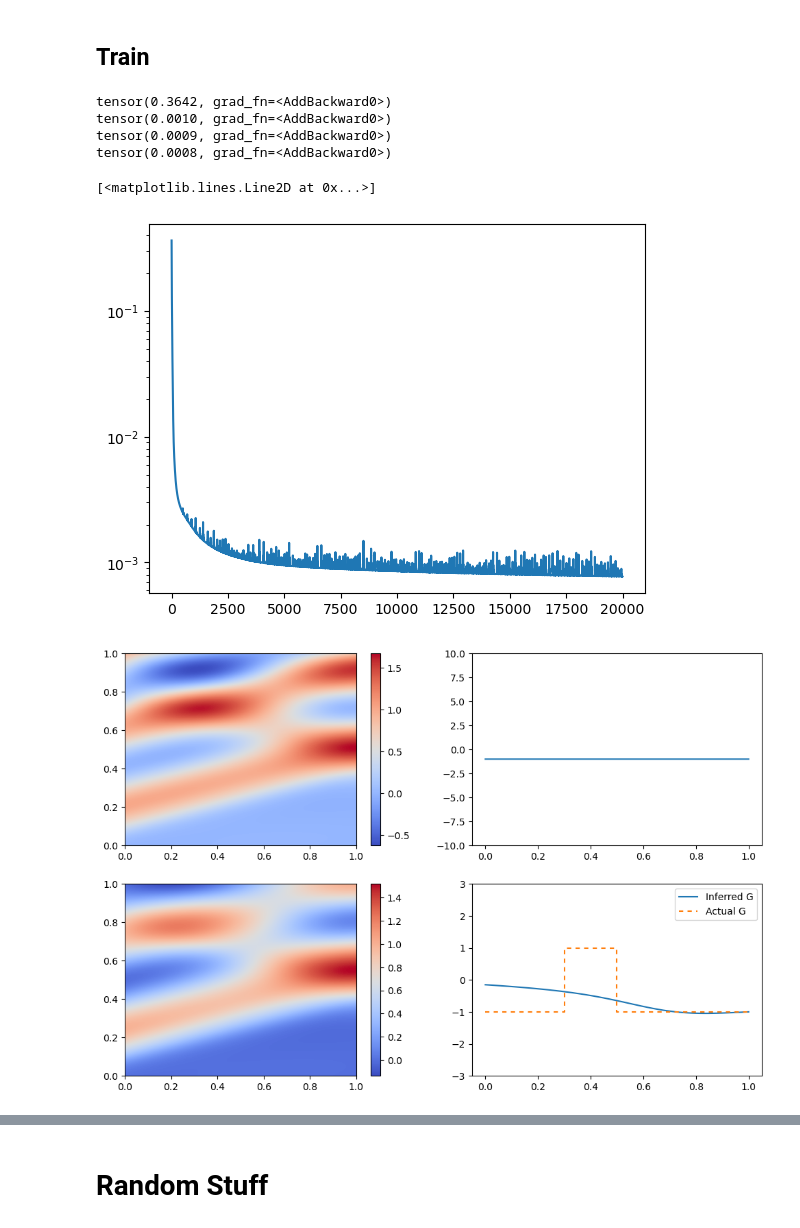
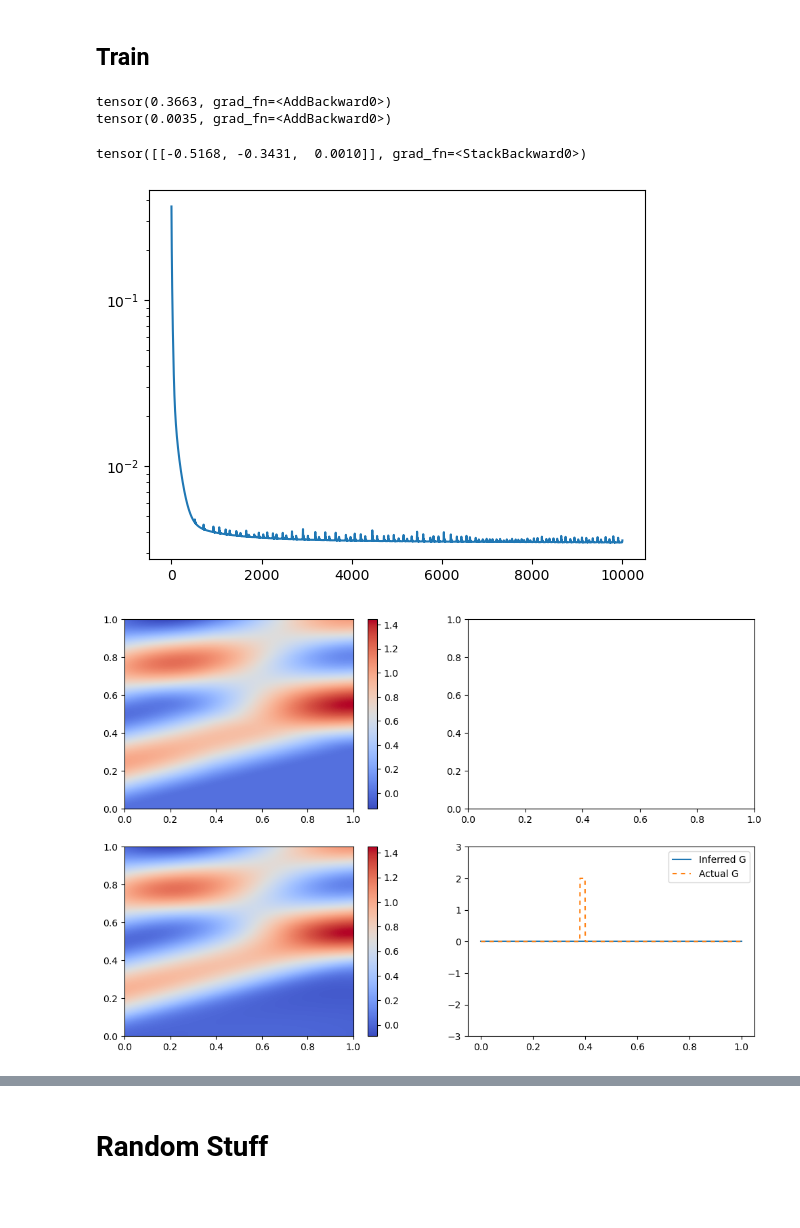
Before and after one commit to AlejandroPenacho/PINN-Project, a Jupyter notebook: pinn_approach.ipynb, the cells around one changed output, grey strips where cells are left out. Saved outputs shown, nothing was run; the diff lists cells and outputs as text; code cells hidden in the pictures; blank space fills up the shorter version.

```diff
--- a/pinn_approach.ipynb
+++ b/pinn_approach.ipynb
@@ -299,7 +299,7 @@ base_config: neural.CompleteConfig = neural.CompleteConfig.load_json("the_config
 layers = base_config.model_config.layers
 print(layers)
 
-g_model = neural.NNWithG(layers, [1, 10, 10, 1])
+g_model = neural.NNWithG(layers, 1)
 # %% [output]
 [2, 10, 10, 10, 10, 2]
 # %% [markdown]
@@ -513,72 +512,71 @@ g_train_model = copy.deepcopy(g_model)
 
 final_g_model, stats, changed_config = complete_config.train_model(override_model=g_train_model)
 # %% [output]
-tensor(0.3642, grad_fn=<AddBackward0>)
-tensor(0.0010, grad_fn=<AddBackward0>)
-tensor(0.0009, grad_fn=<AddBackward0>)
-tensor(0.0008, grad_fn=<AddBackward0>)
+tensor(0.3663, grad_fn=<AddBackward0>)
+tensor(0.0035, grad_fn=<AddBackward0>)
 # %%
 fig, ax = plt.subplots()
 ax.semilogy(stats.total_loss_array)
+
+print(final_g_model.get_g_parameters())
 # %% [output]
-[<matplotlib.lines.Line2D at 0x...>]
+tensor([[-0.5168, -0.3431,  0.0010]], grad_fn=<StackBackward0>)
-[figure, old version]
+[figure, new version]
 # %%
-def show_model(base_model, retrained_model):
+def show_model(simulation_file, trained_model: neural.NNWithG):
+
+    simulation_data: functions.TransmissionLineSimulation = torch.load(simulation_file)
     x_array = torch.linspace(0, 1, 100).reshape(1, -1)
-    base_log_g_array = base_model.compute_g(x_array).detach()
-    retrained_log_g_array = retrained_model.compute_g(x_array).detach()
+
+    log_g_array = torch.log10(torch.tensor(simulation_data.g_factor_array))
+    computed_log_g_array = trained_model.compute_g_factor(x_array).detach()
 
     x_test = torch.linspace(0, 1, 1000)
     t_test = torch.linspace(0, 1, 1000)
 
     X, Y = torch.meshgrid(x_test, t_test)
+
     in_test = torch.stack((X.reshape(-1), Y.reshape(-1)), 0)
 
+    simulation_out = simulation_data.sample(x_test, t_test, mode="voltage")[1]
     with torch.no_grad():
-        base_out = base_model(in_test)
-        retrained_out = retrained_model(in_test)
+        model_out = trained_model(in_test)
 
     fig, axes = plt.subplots(2, 2, figsize=(12, 8))
+
     img = axes[0, 0].pcolormesh(
-        X, Y, base_out[0,:].reshape(1000, 1000),
+        X, Y, simulation_out.reshape(1000, 1000).T,
         cmap="coolwarm",
         # vmin=-2.5,
         # vmax=2.5
         )
     fig.colorbar(img)
 
     img = axes[1, 0].pcolormesh(
-        X, Y, retrained_out[0,:].reshape(1000, 1000),
+        X, Y, model_out[0,:].reshape(1000, 1000),
         cmap="coolwarm",
         # vmin=-2.5,
         # vmax=2.5
         )
     fig.colorbar(img)
 
 
-    axes[0, 1].plot(
-        x_array.reshape(-1),
-        base_log_g_array.reshape(-1)
-    )
-    axes[0, 1].set_ylim(-10, 10)
-
     h_1 = axes[1, 1].plot(
         x_array.reshape(-1),
-        retrained_log_g_array.reshape(-1)
+        computed_log_g_array.reshape(-1)
     )[0]
     h_2 = axes[1, 1].plot(
-        [0, 0.3, 0.3, 0.5, 0.5, 1],
-        [-1, -1, 1, 1, -1, -1],
+        simulation_data.x_array,
+        log_g_array,
         dashes=(3, 3)
     )[0]
 
     axes[1, 1].set_ylim(-3, 3)
     axes[1, 1].legend([h_1, h_2], ["Inferred G", "Actual G"])
 
-show_model(g_model, final_g_model)
+show_model("data/case_b.pt", final_g_model)
 # %% [output]
-[figure, old version]
+[figure, new version]
 # %%
 print(g_model.state_dict())
 print(final_g_model.state_dict())
```
Also changed, not shown: parts of 3 cells of this notebook, 4 other files.
